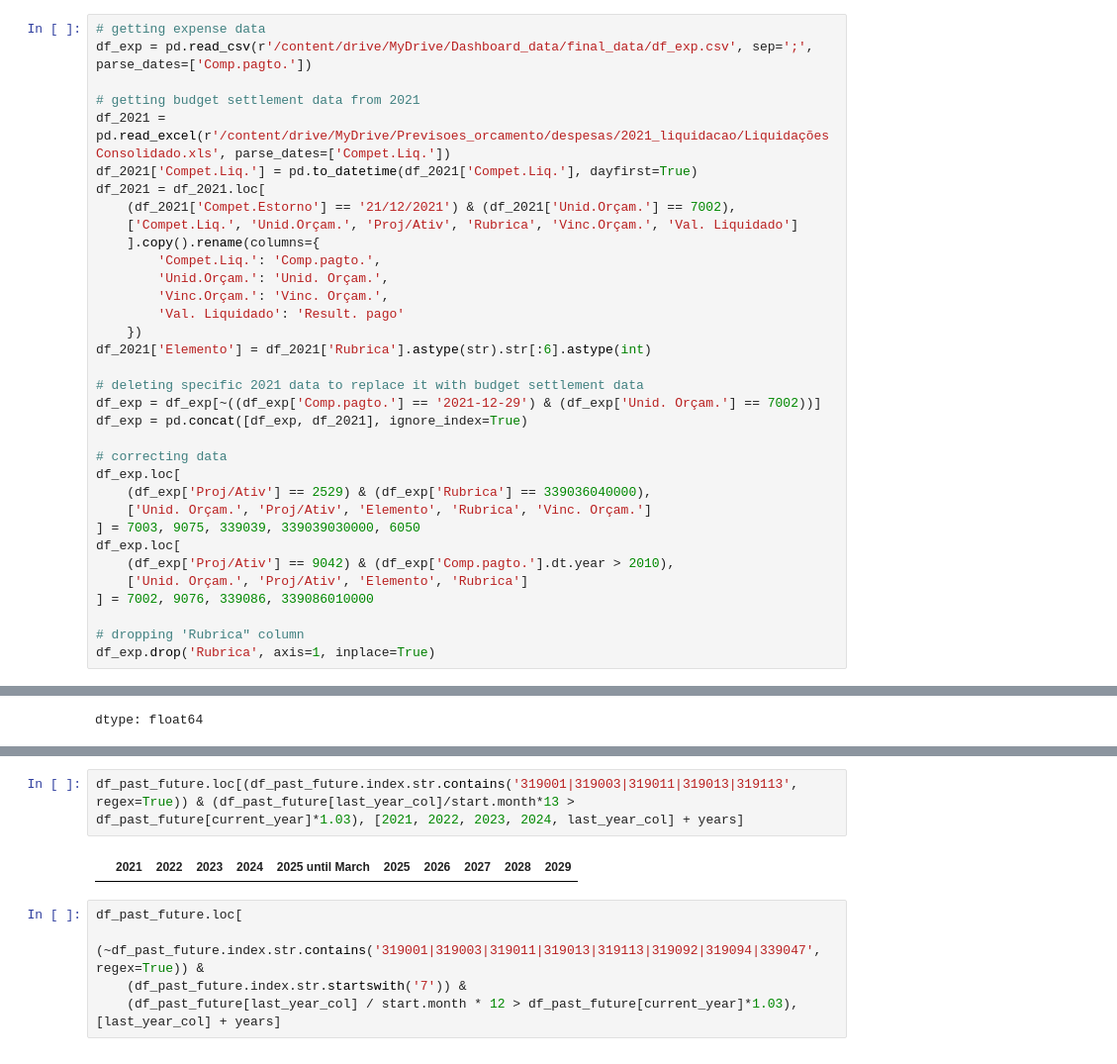
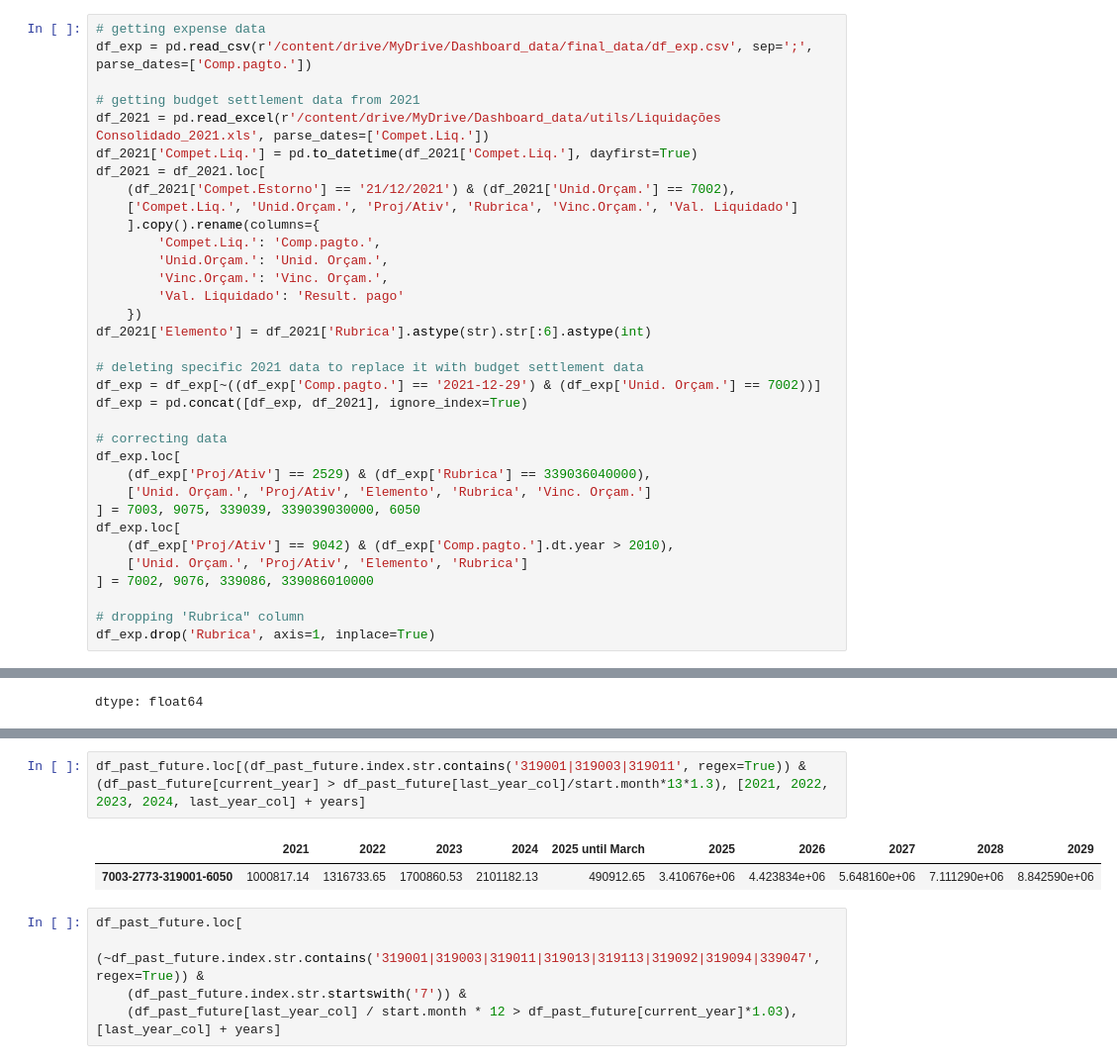
Before and after one commit to TiagoIesbick/dashboard-etl, a Jupyter notebook: budget_forecast_dev.ipynb, the cells around one changed output, grey strips where cells are left out. Shown at 99% size. Saved outputs shown, nothing was run; the diff lists cells and outputs as text.

```diff
--- a/budget_forecast_dev.ipynb
+++ b/budget_forecast_dev.ipynb
@@ -155,7 +155,7 @@ mass_segregation_cols_rev = {
 df_exp = pd.read_csv(r'/content/drive/MyDrive/Dashboard_data/final_data/df_exp.csv', sep=';', parse_dates=['Comp.pagto.'])
 
 # getting budget settlement data from 2021
-df_2021 = pd.read_excel(r'/content/drive/MyDrive/Previsoes_orcamento/despesas/2021_liquidacao/Liquidações Consolidado.xls', parse_dates=['Compet.Liq.'])
+df_2021 = pd.read_excel(r'/content/drive/MyDrive/Dashboard_data/utils/Liquidações Consolidado_2021.xls', parse_dates=['Compet.Liq.'])
 df_2021['Compet.Liq.'] = pd.to_datetime(df_2021['Compet.Liq.'], dayfirst=True)
 df_2021 = df_2021.loc[
     (df_2021['Compet.Estorno'] == '21/12/2021') & (df_2021['Unid.Orçam.'] == 7002),
@@ -620,9 +804,10 @@ df_past_future.loc[(df_past_future.index.str.contains('319001|319003|319011|3190
 | 7003-2780-319003-6050 | 0.000000e+00 | 4.524476e+06 | 6.494050e+06 | 6.377769e+06 | 1415407.93 | 6.623520e+06 | 6.725917e+06 | 6.828314e+06 | 6.930711e+06 | 7.033108e+06 |
 | 7003-2782-319001-6050 | 1.899371e+05 | 2.013988e+05 | 2.158362e+05 | 2.218266e+05 | 51100.55 | 2.206159e+05 | 2.302955e+05 | 2.433186e+05 | 2.524585e+05 | 2.705798e+05 |
 # %%
-df_past_future.loc[(df_past_future.index.str.contains('319001|319003|319011|319013|319113', regex=True)) & (df_past_future[last_year_col]/start.month*13 > df_past_future[current_year]*1.03), [2021, 2022, 2023, 2024, last_year_col] + years]
+df_past_future.loc[(df_past_future.index.str.contains('319001|319003|319011', regex=True)) & (df_past_future[current_year] > df_past_future[last_year_col]/start.month*13*1.3), [2021, 2022, 2023, 2024, last_year_col] + years]
 # %% [output]
 |  | 2021 | 2022 | 2023 | 2024 | 2025 until March | 2025 | 2026 | 2027 | 2028 | 2029 |
+| 7003-2773-319001-6050 | 1000817.14 | 1316733.65 | 1700860.53 | 2101182.13 | 490912.65 | 3.410676e+06 | 4.423834e+06 | 5.648160e+06 | 7.111290e+06 | 8.842590e+06 |
 # %%
 df_past_future.loc[
     (~df_past_future.index.str.contains('319001|319003|319011|319013|319113|319092|319094|339047', regex=True)) &
```
Also changed, not shown: parts of 9 cells of this notebook.
